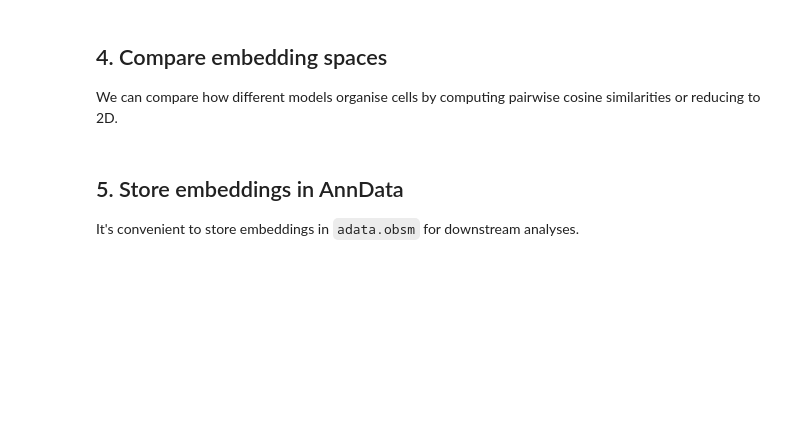
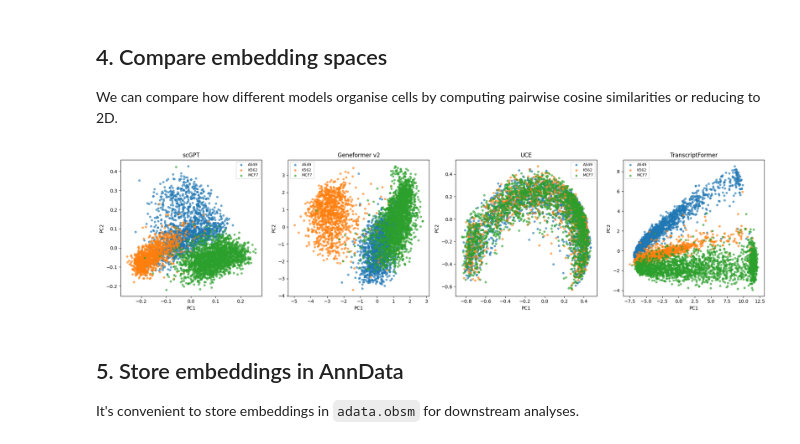
Before and after one commit to theislab/embpy, a Jupyter notebook: docs/tutorials_core_tools/12_singlecell_foundation_models.ipynb, the cells around one changed output. Drawn from its saved outputs; the diff is of its cells as text; code cells hidden in the pictures; blank space fills up the shorter version.

```diff
--- a/docs/tutorials_core_tools/12_singlecell_foundation_models.ipynb
+++ b/docs/tutorials_core_tools/12_singlecell_foundation_models.ipynb
@@ -77,0 +89,17 @@ adata
+# %%
+import anndata as ad
+import numpy as np
+import pandas as pd
+
+SCIPLEX_PATH = "/lustre/groups/ml01/workspace/goncalo.pinto/embpy/data/sciplex/srivatsan_2020_sciplex3.h5ad"
+N_CELLS = 5_000
+
+adata_full = ad.read_h5ad(SCIPLEX_PATH)
+ctrl = adata_full[adata_full.obs["perturbation"] == "control"]
+
+rng = np.random.default_rng(42)
+idx = rng.choice(ctrl.n_obs, size=N_CELLS, replace=False)
+adata = ctrl[idx].copy()
+
+print(f"Loaded {adata.shape[0]:,} sci-Plex control cells x {adata.shape[1]:,} genes")
+adata
@@ -129,29 +274,33 @@ pairwise cosine similarities or reducing to 2D.
 # %%
 from sklearn.decomposition import PCA
 import matplotlib.pyplot as plt
+
+cell_lines = np.asarray(adata.obs["cell_line"].values)
 
 embedding_dict = {
     "scGPT": embs_scgpt,
     "Geneformer v2": embs_gf,
     "UCE": embs_uce,
     "TranscriptFormer": embs_tf,
 }
 
 fig, axes = plt.subplots(1, len(embedding_dict), figsize=(5 * len(embedding_dict), 5))
 
 for ax, (name, embs) in zip(axes, embedding_dict.items()):
     pca = PCA(n_components=2)
     coords = pca.fit_transform(embs)
-    for ct in np.unique(cell_types):
-        mask = cell_types == ct
-        ax.scatter(coords[mask, 0], coords[mask, 1], label=ct, alpha=0.6, s=15)
+    for cl in np.unique(cell_lines):
+        mask = cell_lines == cl
+        ax.scatter(coords[mask, 0], coords[mask, 1], label=str(cl), alpha=0.6, s=15)
     ax.set_title(name)
     ax.set_xlabel("PC1")
     ax.set_ylabel("PC2")
     ax.legend(fontsize=8)
 
 plt.tight_layout()
 plt.show()
+# %% [output]
+[figure, added]
 # %% [markdown]
 ## 5. Store embeddings in AnnData
 
```
Also changed, not shown: parts of 16 cells of this notebook, 2 other files.
